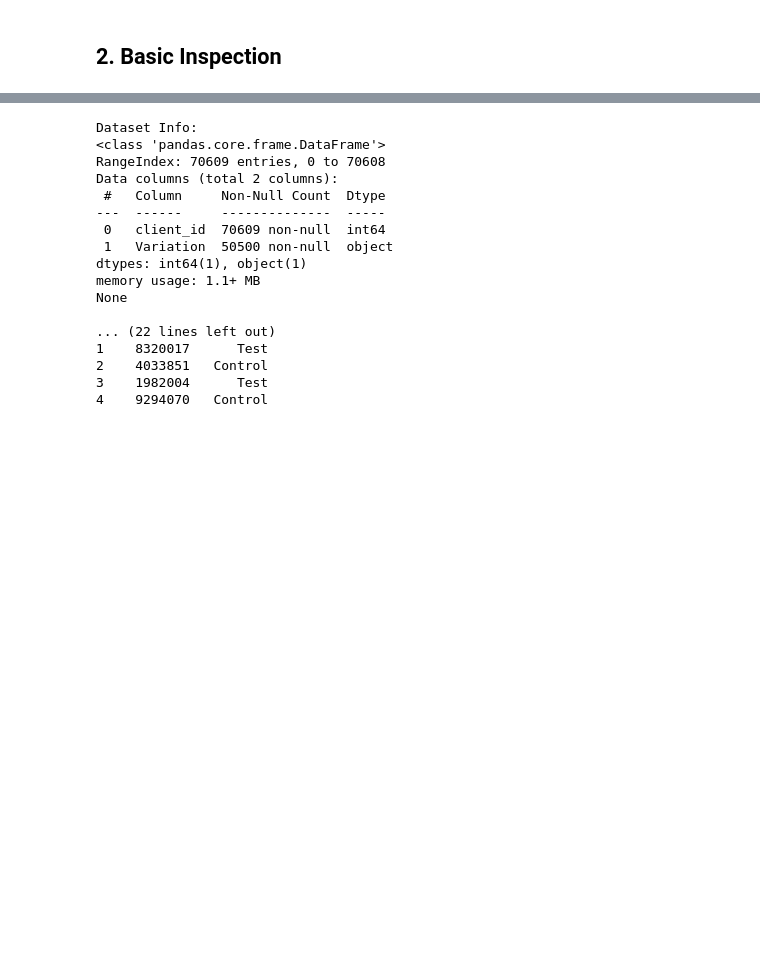
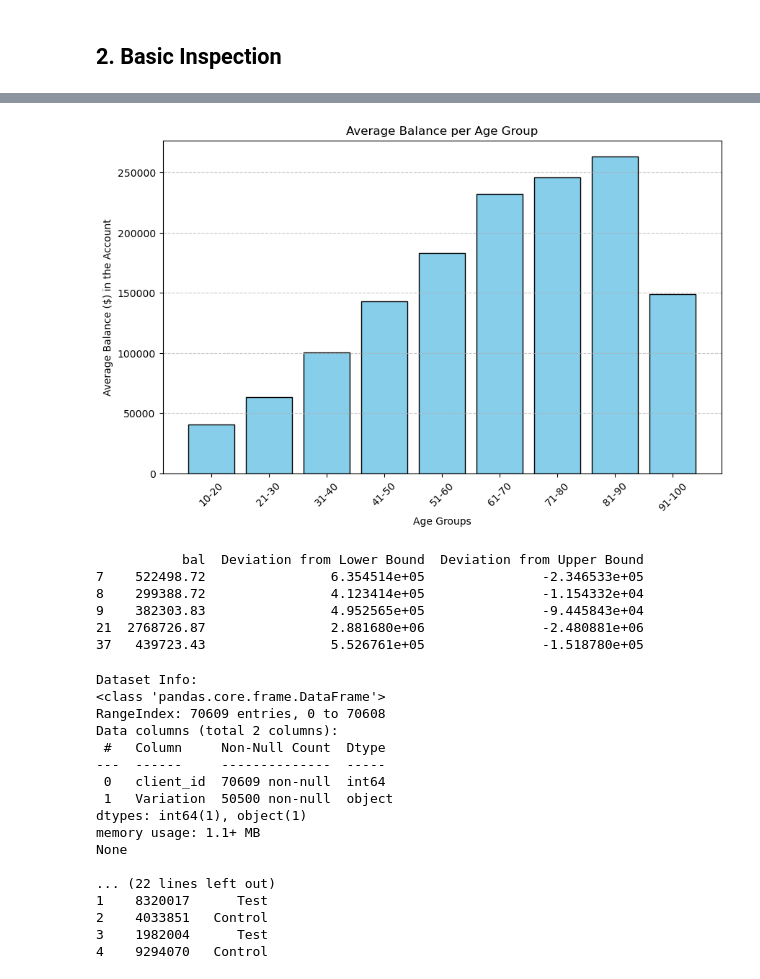
Before and after one commit to mcalabresi90/Project-5---Vanguard, a Jupyter notebook: 2.0 - notebooks/data_wrangling 2.ipynb, the cells around one changed output, grey strips where cells are left out. Drawn from its saved outputs; the diff is of its cells as text; code cells hidden in the pictures; blank space fills up the shorter version.

Commit message:
Data wrangling and analysis Day 2

```diff
--- a/2.0 - notebooks/data_wrangling 2.ipynb
+++ b/2.0 - notebooks/data_wrangling 2.ipynb
@@ -86,0 +156,20 @@ Data columns (total 9 columns):
+# %%
+import matplotlib.pyplot as plt
+
+# Aggregate balance per age group (sum, mean, or median)
+age_group_balances = df_final_demo.groupby("age_group")["bal"].mean()
+# Plot
+plt.figure(figsize=(10, 6))
+plt.bar(age_group_balances.index, age_group_balances.values, color='skyblue', edgecolor='black')
+
+# Labels and title
+plt.xlabel("Age Groups")
+plt.ylabel("Average Balance ($) in the Account")
+plt.title("Average Balance per Age Group")
+plt.xticks(rotation=45)
+plt.grid(axis="y", linestyle="--", alpha=0.7)
+
+# Show plot
+plt.show()
+# %% [output]
+[figure, added]
@@ -87,3 +179,29 @@ Data columns (total 9 columns):
+# %%
+data = df_final_demo['bal']
+
+# Calculate IQR (Interquartile Range)
+Q1 = data.quantile(0.25)
+Q3 = data.quantile(0.75)
+IQR = Q3 - Q1
+
+# Define outlier thresholds
+lower_bound = Q1 - 1.5 * IQR
+upper_bound = Q3 + 1.5 * IQR
+
+# Filter outliers and compute deviation from bounds
+outliers = df_final_demo[(data < lower_bound) | (data > upper_bound)].round(2).copy()
+outliers["Deviation from Lower Bound"] = outliers['bal'] - lower_bound
+outliers["Deviation from Upper Bound"] = upper_bound - outliers['bal']
+
+# Display the first few outliers
+print(outliers[['bal', "Deviation from Lower Bound", "Deviation from Upper Bound"]].head())
+# %% [output]
+           bal  Deviation from Lower Bound  Deviation from Upper Bound
+7    522498.72                6.354514e+05               -2.346533e+05
+8    299388.72                4.123414e+05               -1.154332e+04
+9    382303.83                4.952565e+05               -9.445843e+04
+21  2768726.87                2.881680e+06               -2.480881e+06
+37   439723.43                5.526761e+05               -1.518780e+05
 # %%
 inspect_data(df_final_experiment_clients)
 # %% [output]
```
Also changed, not shown: parts of 9 cells of this notebook.
